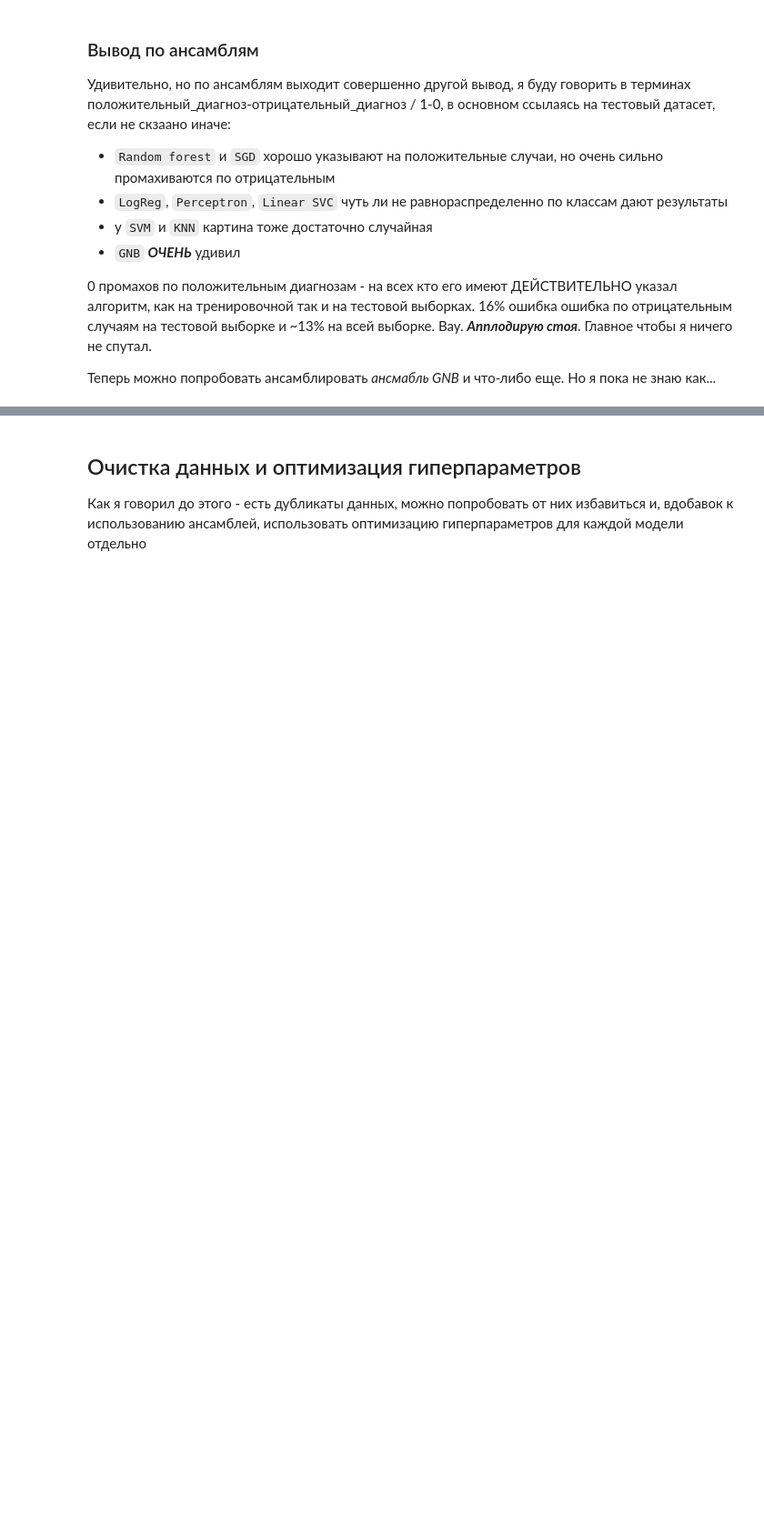
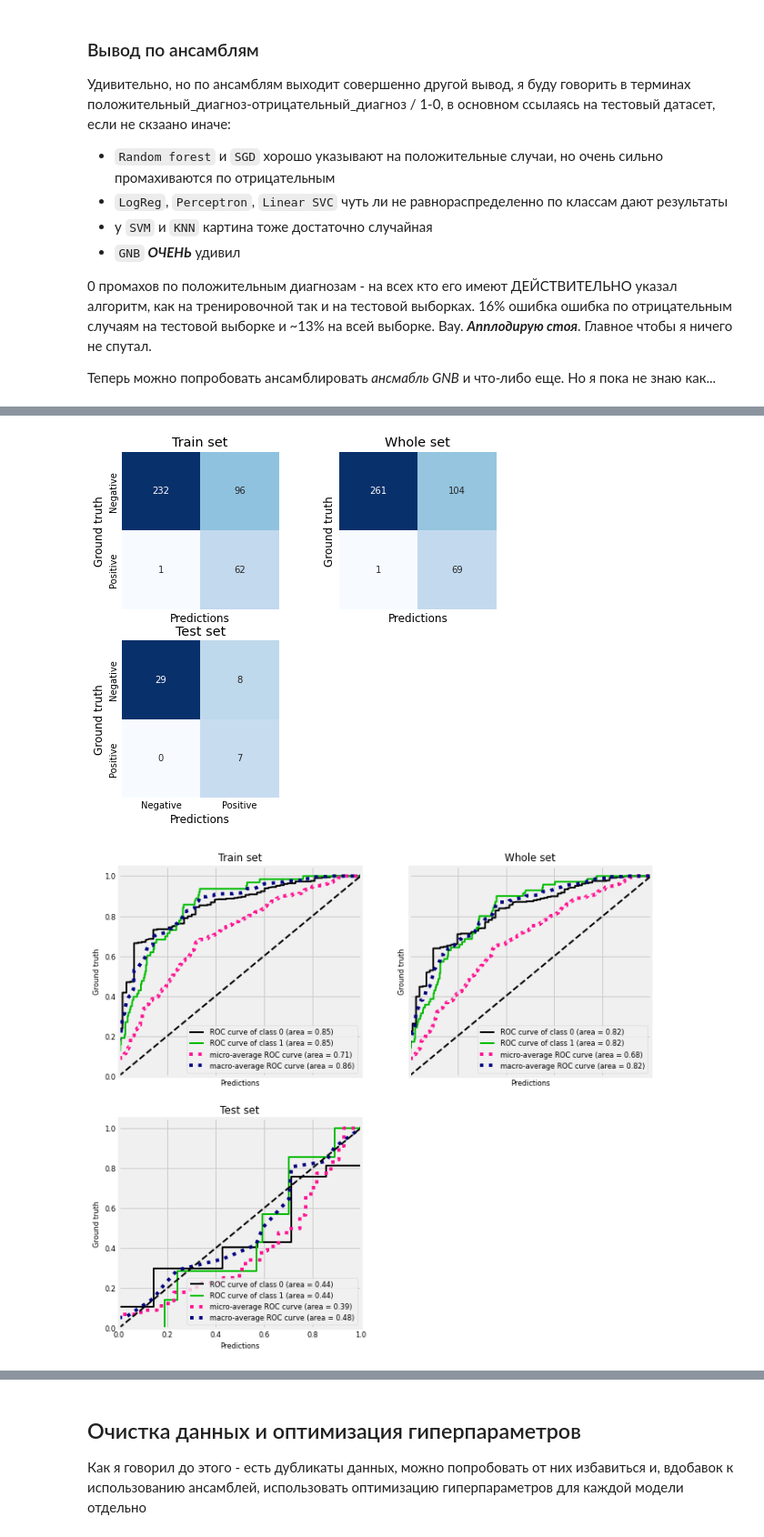
Before and after one commit to EmpyEmpt/Anemia-modeling, a Jupyter notebook: modeling.ipynb, the cells around one changed output, grey strips where cells are left out. Shown at 91% size. Saved outputs shown, nothing was run; the diff lists cells and outputs as text; code cells hidden in the pictures; blank space fills up the shorter version.

```diff
--- a/modeling.ipynb
+++ b/modeling.ipynb
@@ -652,0 +659,2 @@ visualise_ensemble(sgd_ensemble, roc = False)
+# %%
+catboost_ensemble = create_ensemble(CatBoostClassifier, {'iterations': 100, 'learning_rate' : 0.0001})
@@ -652,0 +679,5 @@ visualise_ensemble(sgd_ensemble, roc = False)
+# %%
+visualise_ensemble(catboost_ensemble, roc=True)
+# %% [output]
+[figure, added]
+[figure, added]
```
Also changed, not shown: parts of 31 cells of this notebook.
